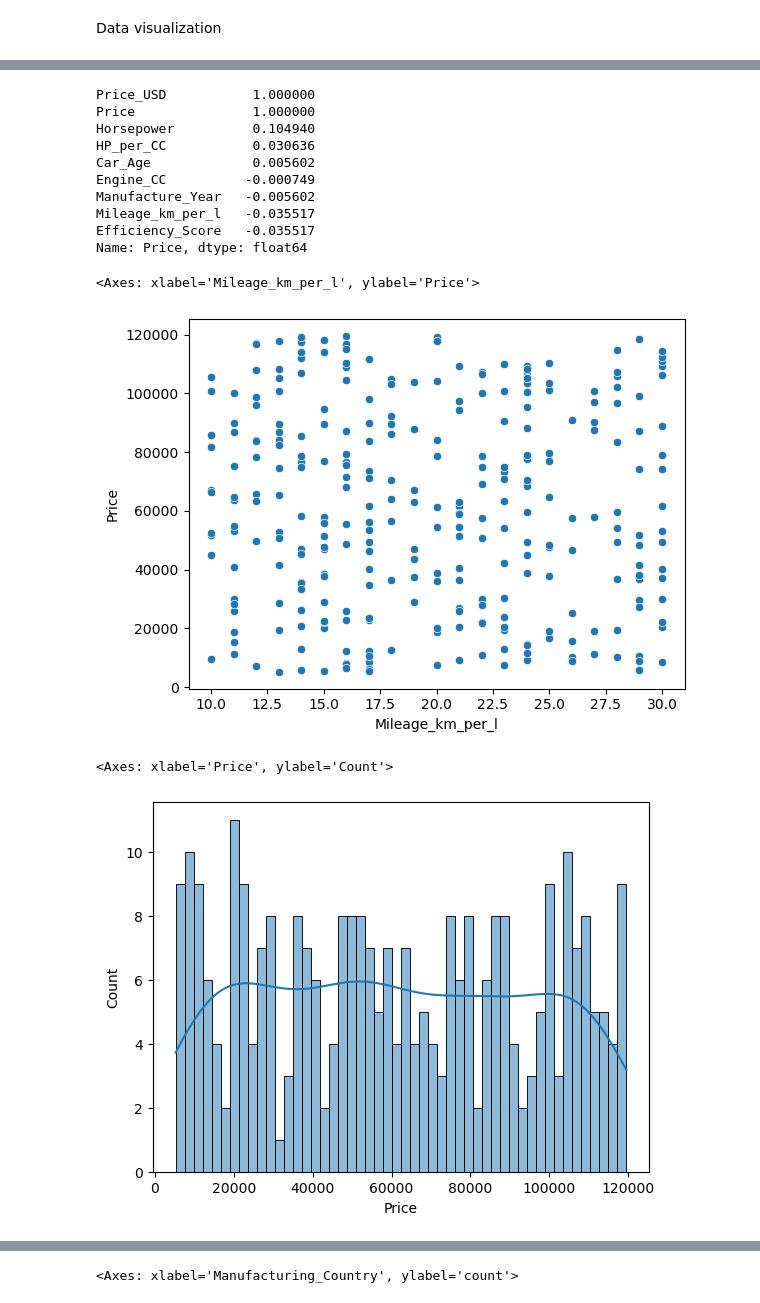
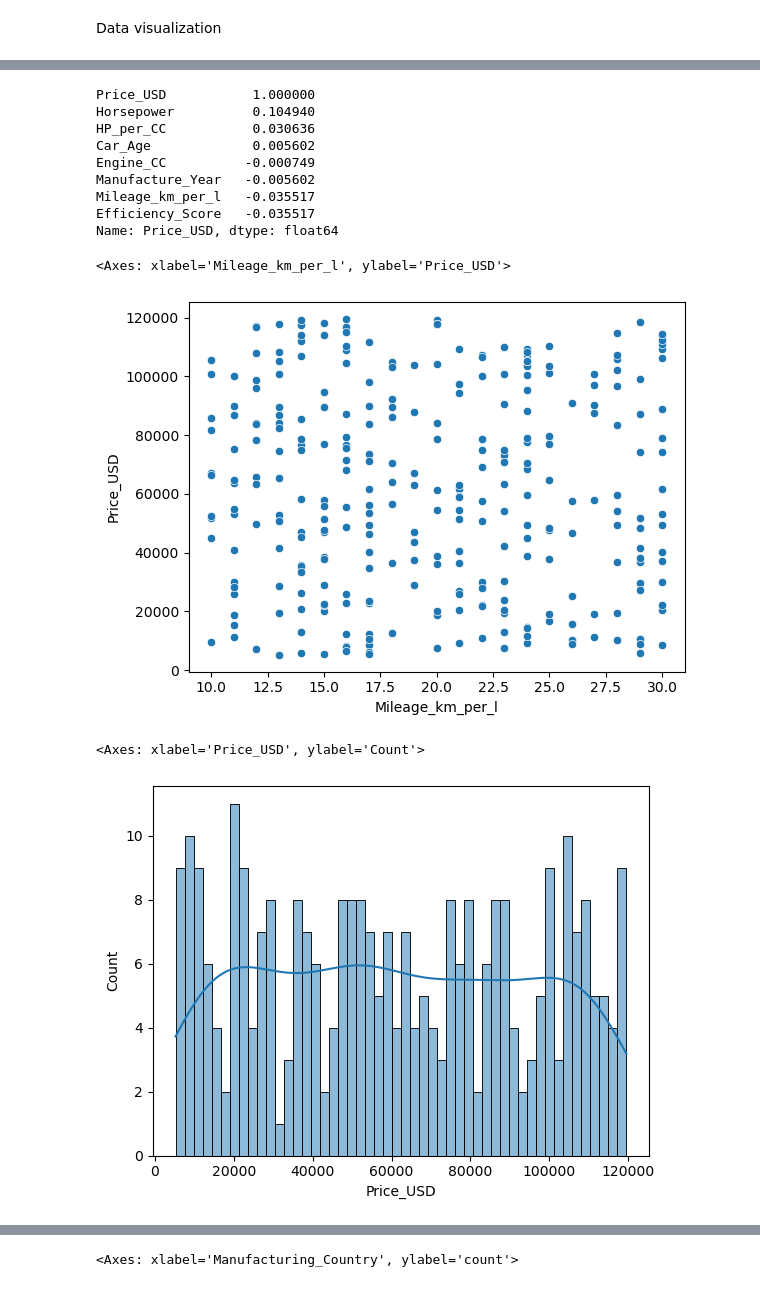
Before and after one commit to AnujrajShrestha/car_price_prediction, a Jupyter notebook: prediction.ipynb, the cells around one changed output, grey strips where cells are left out. Cells and saved outputs as stored; diff of their text form; code cells hidden in the pictures.

```diff
--- a/prediction.ipynb
+++ b/prediction.ipynb
@@ -120,6 +122,3 @@ array(['Premium', 'Mid-Range', 'Budget', 'Luxury'], dtype=object)
 df['Age_Category'].unique()
 # %% [output]
 array(['Old', 'New', 'Moderate', 'Recent'], dtype=object)
-# %%
-df['Price']=df['Price_USD'].astype(int)
-df.head()
@@ -182,8 +136,7 @@ sns.heatmap(df.corr(numeric_only=True),annot=True)
 # %%
-df.corr(numeric_only=True)['Price'].sort_values(ascending=False)
+df.corr(numeric_only=True)['Price_USD'].sort_values(ascending=False)
 # %% [output]
 Price_USD           1.000000
-Price               1.000000
 Horsepower          0.104940
 HP_per_CC           0.030636
 Car_Age             0.005602
@@ -191,15 +144,15 @@ Engine_CC          -0.000749
 Manufacture_Year   -0.005602
 Mileage_km_per_l   -0.035517
 Efficiency_Score   -0.035517
-Name: Price, dtype: float64
+Name: Price_USD, dtype: float64
 # %%
-sns.scatterplot(data=df,x='Mileage_km_per_l',y='Price')
+sns.scatterplot(data=df,x='Mileage_km_per_l',y='Price_USD')
 # %% [output]
-<Axes: xlabel='Mileage_km_per_l', ylabel='Price'>
+<Axes: xlabel='Mileage_km_per_l', ylabel='Price_USD'>
-[figure, old version]
+[figure, new version]
 # %%
-sns.histplot(df['Price'],bins=50,kde=True)
+sns.histplot(df['Price_USD'],bins=50,kde=True)
 # %% [output]
-<Axes: xlabel='Price', ylabel='Count'>
+<Axes: xlabel='Price_USD', ylabel='Count'>
-[figure, old version]
+[figure, new version]
 # %%
```
Also changed, not shown: parts of 39 cells of this notebook, 2 other files.
